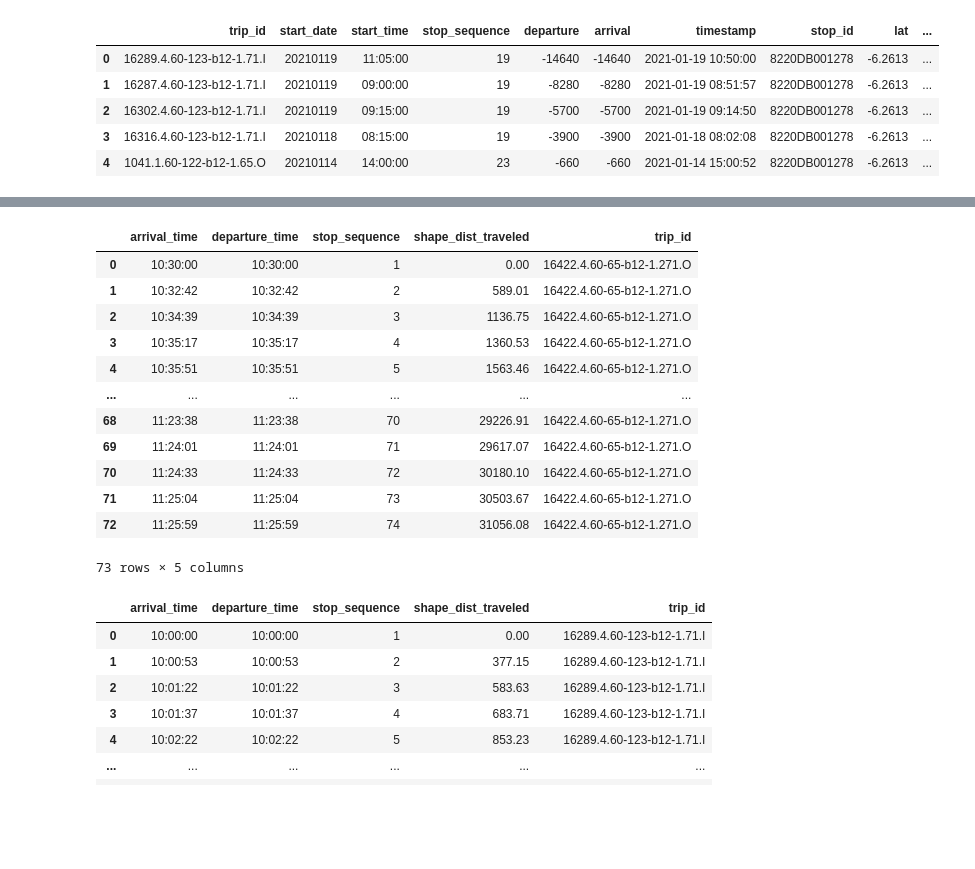
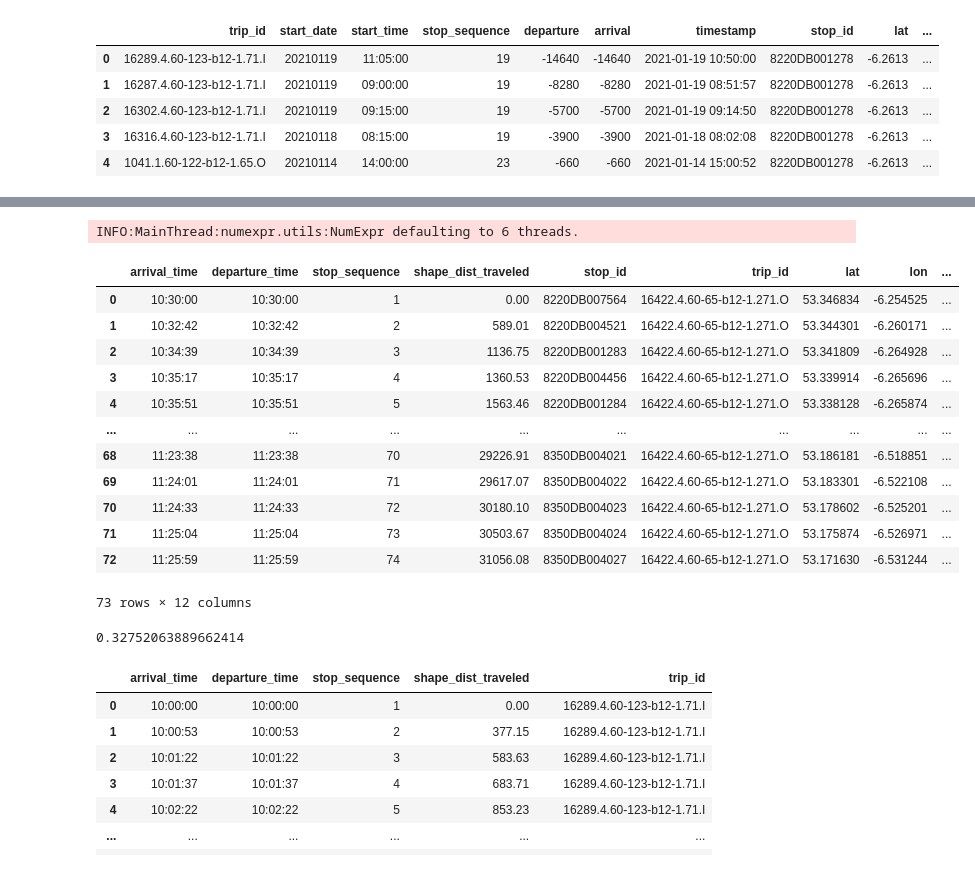
Before and after one commit to Drakodav/backend_d-dub, a Jupyter notebook: ml/processing/gtfsr_process_data.ipynb, the cells around one changed output, grey strips where cells are left out. Cells and saved outputs as stored; diff of their text form; code cells hidden in the pictures; blank space fills up the shorter version.

Commit message:
attempt: fix data inconsitency

```diff
--- a/ml/processing/gtfsr_process_data.ipynb
+++ b/ml/processing/gtfsr_process_data.ipynb
@@ -101,38 +98,75 @@ array(['16289.4.60-123-b12-1.71.I', '17148.4.60-40-b12-1.209.I',
 # %%
+def direction_angle(theta_1, phi_1, theta_2, phi_2):
+    dtheta = theta_2 - theta_1
+    dphi = phi_2 - phi_1
+    radians = np.arctan2(dtheta, dphi)
+    return np.rad2deg(radians)
+
 # get all the stop data and add the lat lon columns
 def get_stop_time_df(trip_id, conn):
     query = """
-    select stop_time.arrival_time, stop_time.departure_time,
-        stop_time.stop_sequence, stop_time.shape_dist_traveled
+    select
+        stop_time.arrival_time, stop_time.departure_time,
+        stop_time.stop_sequence, stop_time.shape_dist_traveled,
+        stop.stop_id, stop.point as geom
     from stop_time
+    join stop on stop.id = stop_time.stop_id
     join trip on trip.id = stop_time.trip_id
     where trip.trip_id = '{}'
-    group by stop_time.id
+    group by stop_time.id, stop.id
     order by stop_sequence
     ;
     """.format(trip_id).lstrip()
-    df = pd.read_sql_query(query, conn())
-    df['trip_id'] = trip_id
-    df['arrival_time'] = df['arrival_time'].apply(lambda d: datetime.fromtimestamp(int(d)).strftime('%H:%M:%S'))
-    df['departure_time'] = df['departure_time'].apply(lambda d: datetime.fromtimestamp(int(d)).strftime('%H:%M:%S'))
-    return df
+    gdf = gpd.read_postgis(query, conn()).to_crs(epsg=4326)
+
+    # set the trip id, no need to fetch from db
+    gdf['trip_id'] = trip_id
+    gdf['start_time'] = gdf['arrival_time'].iloc[0]
+
+    # convert the times to human readable format
+    gdf['arrival_time'] = gdf['arrival_time'].apply(lambda d: datetime.fromtimestamp(int(d)).strftime('%H:%M:%S'))
+    gdf['departure_time'] = gdf['departure_time'].apply(lambda d: datetime.fromtimestamp(int(d)).strftime('%H:%M:%S'))
+
+    # convert the geom to lat lon
+    gdf['lat'] = gdf.apply(lambda row: row['geom'].y, axis=1)
+    gdf['lon'] = gdf.apply(lambda row: row['geom'].x, axis=1)
+
+    # find the direction angle of the trip
+    first = gdf.iloc[0]
+    last = gdf.iloc[-1]
+    gdf['direction_angle'] = direction_angle(first.lon, first.lat, last.lon, last.lat)
+
+    gdf['distance_between'] = gdf.to_crs(epsg=3035).distance(gdf.to_crs(epsg=3035).shift())
+    gdf['shape_dist_between'] = gdf.shape_dist_traveled - gdf.shape_dist_traveled.shift()
+
+    gdf['shape_dist_between'].iloc[0] = 0
+    gdf['distance_between'].iloc[0] = 0
+
+    # return a new pandas df dropping the geom column
+    return pd.DataFrame(gdf.drop(columns='geom'))
+    # return gdf
 
 stop_time_df = get_stop_time_df('16422.4.60-65-b12-1.271.O', get_conn)
 stop_time_df
 # %% [output]
+INFO:MainThread:numexpr.utils:NumExpr defaulting to 6 threads.
-|  | arrival_time | departure_time | stop_sequence | shape_dist_traveled | trip_id |
-| 0 | 10:30:00 | 10:30:00 | 1 | 0.00 | 16422.4.60-65-b12-1.271.O |
-| 1 | 10:32:42 | 10:32:42 | 2 | 589.01 | 16422.4.60-65-b12-1.271.O |
-| 2 | 10:34:39 | 10:34:39 | 3 | 1136.75 | 16422.4.60-65-b12-1.271.O |
-| 3 | 10:35:17 | 10:35:17 | 4 | 1360.53 | 16422.4.60-65-b12-1.271.O |
-| 4 | 10:35:51 | 10:35:51 | 5 | 1563.46 | 16422.4.60-65-b12-1.271.O |
-| ... | ... | ... | ... | ... | ... |
-| 68 | 11:23:38 | 11:23:38 | 70 | 29226.91 | 16422.4.60-65-b12-1.271.O |
-| 69 | 11:24:01 | 11:24:01 | 71 | 29617.07 | 16422.4.60-65-b12-1.271.O |
-| 70 | 11:24:33 | 11:24:33 | 72 | 30180.10 | 16422.4.60-65-b12-1.271.O |
-| 71 | 11:25:04 | 11:25:04 | 73 | 30503.67 | 16422.4.60-65-b12-1.271.O |
-| 72 | 11:25:59 | 11:25:59 | 74 | 31056.08 | 16422.4.60-65-b12-1.271.O |
+|  | arrival_time | departure_time | stop_sequence | shape_dist_traveled | stop_id | trip_id | lat | lon | ... |
+| 0 | 10:30:00 | 10:30:00 | 1 | 0.00 | 8220DB007564 | 16422.4.60-65-b12-1.271.O | 53.346834 | -6.254525 | ... |
+| 1 | 10:32:42 | 10:32:42 | 2 | 589.01 | 8220DB004521 | 16422.4.60-65-b12-1.271.O | 53.344301 | -6.260171 | ... |
+| 2 | 10:34:39 | 10:34:39 | 3 | 1136.75 | 8220DB001283 | 16422.4.60-65-b12-1.271.O | 53.341809 | -6.264928 | ... |
+| 3 | 10:35:17 | 10:35:17 | 4 | 1360.53 | 8220DB004456 | 16422.4.60-65-b12-1.271.O | 53.339914 | -6.265696 | ... |
+| 4 | 10:35:51 | 10:35:51 | 5 | 1563.46 | 8220DB001284 | 16422.4.60-65-b12-1.271.O | 53.338128 | -6.265874 | ... |
+| ... | ... | ... | ... | ... | ... | ... | ... | ... | ... |
+| 68 | 11:23:38 | 11:23:38 | 70 | 29226.91 | 8350DB004021 | 16422.4.60-65-b12-1.271.O | 53.186181 | -6.518851 | ... |
+| 69 | 11:24:01 | 11:24:01 | 71 | 29617.07 | 8350DB004022 | 16422.4.60-65-b12-1.271.O | 53.183301 | -6.522108 | ... |
+| 70 | 11:24:33 | 11:24:33 | 72 | 30180.10 | 8350DB004023 | 16422.4.60-65-b12-1.271.O | 53.178602 | -6.525201 | ... |
+| 71 | 11:25:04 | 11:25:04 | 73 | 30503.67 | 8350DB004024 | 16422.4.60-65-b12-1.271.O | 53.175874 | -6.526971 | ... |
+| 72 | 11:25:59 | 11:25:59 | 74 | 31056.08 | 8350DB004027 | 16422.4.60-65-b12-1.271.O | 53.171630 | -6.531244 | ... |
-73 rows × 5 columns
+73 rows × 12 columns
+# %%
+stop_time_df.to_crs(epsg=4326).iloc[0].geom.distance(stop_time_df.to_crs(epsg=4326).iloc[-1].geom)
+# %% [output]
+0.32752063889662414
 # %%
 # get a df with all the stop_time for that trip
 delayed_funcs = [delayed(get_stop_time_df)(t_id, get_conn) for t_id in gb_trip]
```
Also changed, not shown: parts of 7 cells of this notebook, 1 other file.
